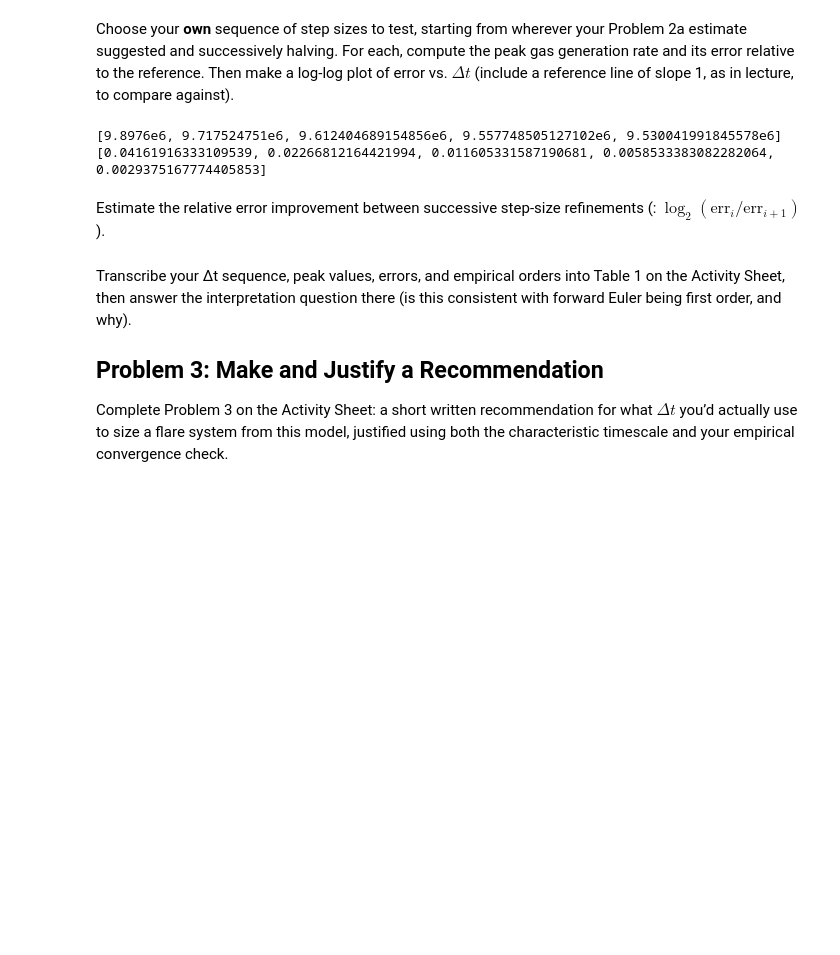
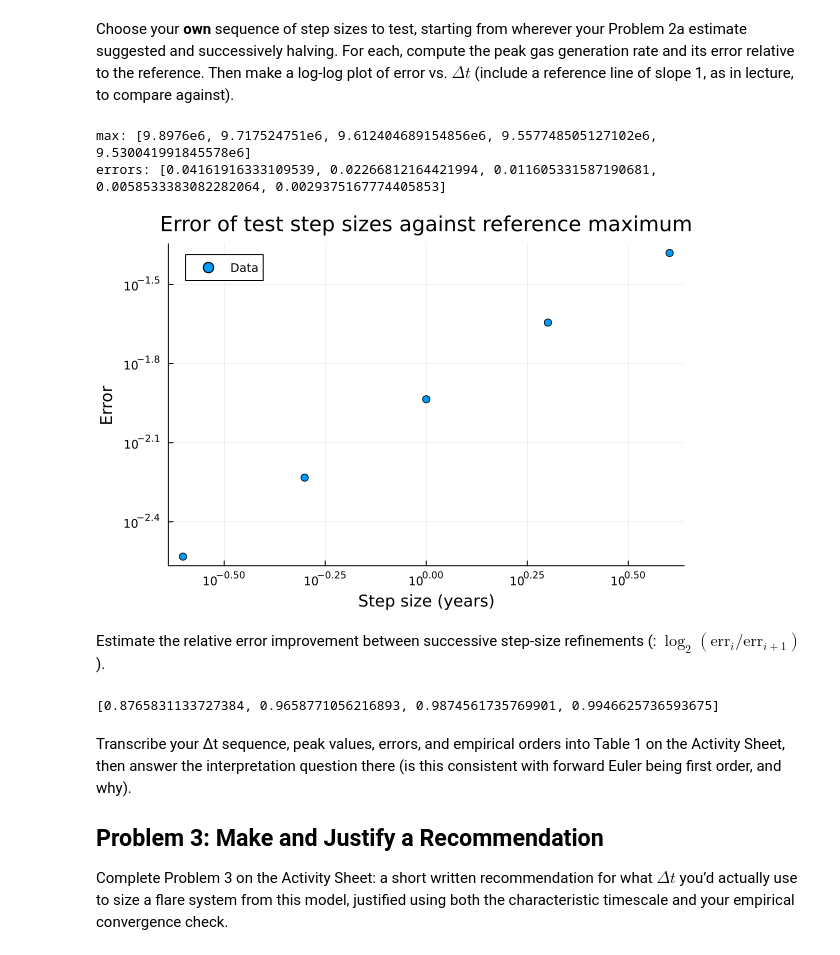
Before and after one commit to rac385/fall2026, a Jupyter notebook: _site/labs/lab01/lab01.ipynb, the cells around one changed output. Cells and saved outputs as stored; diff of their text form; code cells hidden in the pictures; blank space fills up the shorter version.

```diff
--- a/_site/labs/lab01/lab01.ipynb
+++ b/_site/labs/lab01/lab01.ipynb
@@ -154,27 +160,39 @@ a reference line of slope 1, as in lecture, to compare against).
 # %%
 # TODO: choose your own step sizes here (successively halved)
 Δts = [4.0, 2.0, 1.0, 0.5, 0.25]
 
 # TODO: compute the peak G at each Δt, and the error against peak_ref
 maxGas = zeros(length(Δts))
 for i in 1:length(Δts)
     maxGas[i] = maximum(landfill_gas_simulate(G0, T_total, Δts[i], landfill_params))
 end
-println(maxGas)
+println("max: ", maxGas)
 errors = zeros(length(maxGas))
 for i in 1:length(maxGas)
     errors[i] = maxGas[i]/peak_ref - 1
 end
-print(errors)
+print("errors: ", errors)
 # TODO: make the log-log convergence plot
+scatter(Δts, errors, label="Data")
+scatter!(xscale=:log10, yscale=:log10, title="Error of test step sizes against reference maximum")
+xlabel!("Step size (years)")
+ylabel!("Error")
 # %% [output]
-[9.8976e6, 9.717524751e6, 9.612404689154856e6, 9.557748505127102e6, 9.530041991845578e6]
-[0.04161916333109539, 0.02266812164421994, 0.011605331587190681, 0.0058533383082282064, 0.0029375167774405853]
+max: [9.8976e6, 9.717524751e6, 9.612404689154856e6, 9.557748505127102e6, 9.530041991845578e6]
+errors: [0.04161916333109539, 0.02266812164421994, 0.011605331587190681, 0.0058533383082282064, 0.0029375167774405853]
+[figure, added]
 # %% [markdown]
 Estimate the relative error improvement between successive step-size
 refinements (: $\log_2(\text{err}_i / \text{err}_{i+1})$).
 # %%
 # TODO: compute empirical orders between successive Δts
+errimprov = zeros(length(errors)-1)
+for i in 1:(length(errors)-1)
+    errimprov[i] = log2(errors[i]/errors[i+1])
+end
+println(errimprov)
+# %% [output]
+[0.8765831133727384, 0.9658771056216893, 0.9874561735769901, 0.9946625736593675]
 # %% [markdown]
 Transcribe your Δt sequence, peak values, errors, and empirical orders
 into Table 1 on the Activity Sheet, then answer the interpretation
```
Also changed, not shown: parts of 1 cell of this notebook.
